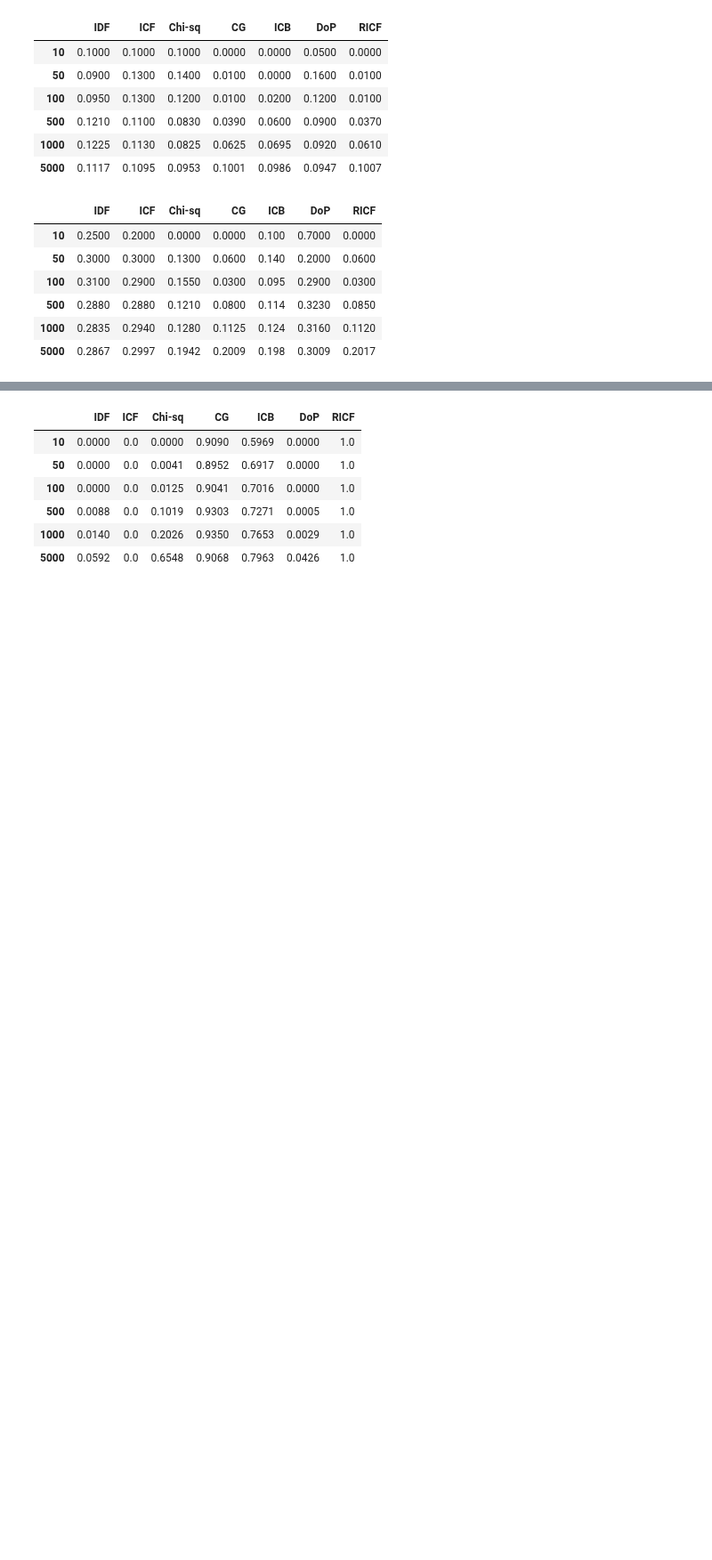
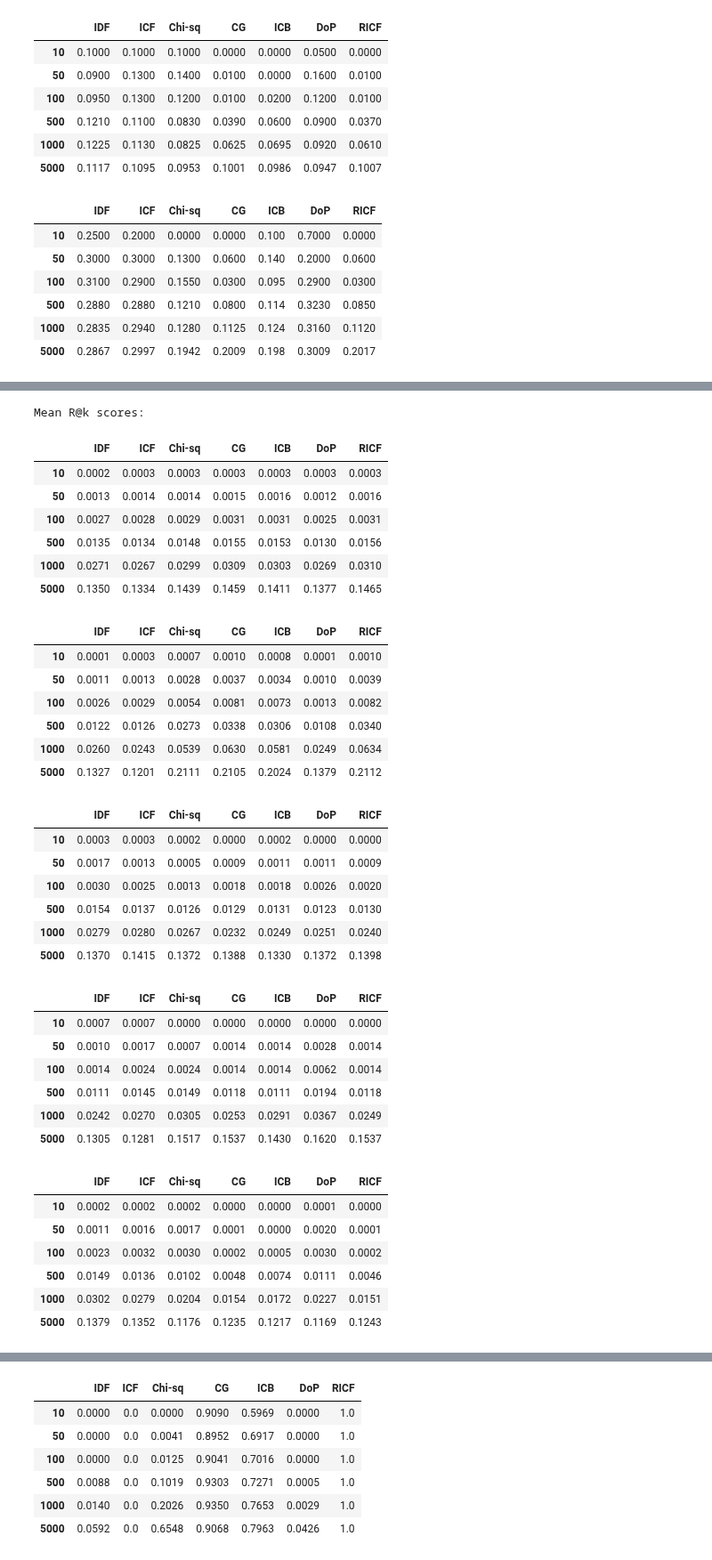
Before and after one commit to Sheridan-Stable/bursty-term-measure, a Jupyter notebook: genia/3-tables/tables.ipynb, the cells around one changed output, grey strips where cells are left out. Shown at 89% size. Cells and saved outputs as stored; diff of their text form; code cells hidden in the pictures; blank space fills up the shorter version.

```diff
--- a/genia/3-tables/tables.ipynb
+++ b/genia/3-tables/tables.ipynb
@@ -460,0 +535,48 @@ Mean P@k scores:
+# %%
+# Calculate mean R@k scores and display to console
+all_rk_scores_means = calculate_means(all_rk_scores)
+print("Mean R@k scores:")
+with pd.option_context('display.precision', 4):
+    display(all_rk_scores_means[0])
+    display(all_rk_scores_means[1])
+    display(all_rk_scores_means[2])
+    display(all_rk_scores_means[3])
+    display(all_rk_scores_means[4])
+    display(all_rk_scores_means[5])
+# %% [output]
+Mean R@k scores:
+|  | IDF | ICF | Chi-sq | CG | ICB | DoP | RICF |
+| 10 | 0.0002 | 0.0003 | 0.0003 | 0.0003 | 0.0003 | 0.0003 | 0.0003 |
+| 50 | 0.0013 | 0.0014 | 0.0014 | 0.0015 | 0.0016 | 0.0012 | 0.0016 |
+| 100 | 0.0027 | 0.0028 | 0.0029 | 0.0031 | 0.0031 | 0.0025 | 0.0031 |
+| 500 | 0.0135 | 0.0134 | 0.0148 | 0.0155 | 0.0153 | 0.0130 | 0.0156 |
+| 1000 | 0.0271 | 0.0267 | 0.0299 | 0.0309 | 0.0303 | 0.0269 | 0.0310 |
+| 5000 | 0.1350 | 0.1334 | 0.1439 | 0.1459 | 0.1411 | 0.1377 | 0.1465 |
+|  | IDF | ICF | Chi-sq | CG | ICB | DoP | RICF |
+| 10 | 0.0001 | 0.0003 | 0.0007 | 0.0010 | 0.0008 | 0.0001 | 0.0010 |
+| 50 | 0.0011 | 0.0013 | 0.0028 | 0.0037 | 0.0034 | 0.0010 | 0.0039 |
+| 100 | 0.0026 | 0.0029 | 0.0054 | 0.0081 | 0.0073 | 0.0013 | 0.0082 |
+| 500 | 0.0122 | 0.0126 | 0.0273 | 0.0338 | 0.0306 | 0.0108 | 0.0340 |
+| 1000 | 0.0260 | 0.0243 | 0.0539 | 0.0630 | 0.0581 | 0.0249 | 0.0634 |
+| 5000 | 0.1327 | 0.1201 | 0.2111 | 0.2105 | 0.2024 | 0.1379 | 0.2112 |
+|  | IDF | ICF | Chi-sq | CG | ICB | DoP | RICF |
+| 10 | 0.0003 | 0.0003 | 0.0002 | 0.0000 | 0.0002 | 0.0000 | 0.0000 |
+| 50 | 0.0017 | 0.0013 | 0.0005 | 0.0009 | 0.0011 | 0.0011 | 0.0009 |
+| 100 | 0.0030 | 0.0025 | 0.0013 | 0.0018 | 0.0018 | 0.0026 | 0.0020 |
+| 500 | 0.0154 | 0.0137 | 0.0126 | 0.0129 | 0.0131 | 0.0123 | 0.0130 |
+| 1000 | 0.0279 | 0.0280 | 0.0267 | 0.0232 | 0.0249 | 0.0251 | 0.0240 |
+| 5000 | 0.1370 | 0.1415 | 0.1372 | 0.1388 | 0.1330 | 0.1372 | 0.1398 |
+|  | IDF | ICF | Chi-sq | CG | ICB | DoP | RICF |
+| 10 | 0.0007 | 0.0007 | 0.0000 | 0.0000 | 0.0000 | 0.0000 | 0.0000 |
+| 50 | 0.0010 | 0.0017 | 0.0007 | 0.0014 | 0.0014 | 0.0028 | 0.0014 |
+| 100 | 0.0014 | 0.0024 | 0.0024 | 0.0014 | 0.0014 | 0.0062 | 0.0014 |
+| 500 | 0.0111 | 0.0145 | 0.0149 | 0.0118 | 0.0111 | 0.0194 | 0.0118 |
+| 1000 | 0.0242 | 0.0270 | 0.0305 | 0.0253 | 0.0291 | 0.0367 | 0.0249 |
+| 5000 | 0.1305 | 0.1281 | 0.1517 | 0.1537 | 0.1430 | 0.1620 | 0.1537 |
+|  | IDF | ICF | Chi-sq | CG | ICB | DoP | RICF |
+| 10 | 0.0002 | 0.0002 | 0.0002 | 0.0000 | 0.0000 | 0.0001 | 0.0000 |
+| 50 | 0.0011 | 0.0016 | 0.0017 | 0.0001 | 0.0000 | 0.0020 | 0.0001 |
+| 100 | 0.0023 | 0.0032 | 0.0030 | 0.0002 | 0.0005 | 0.0030 | 0.0002 |
+| 500 | 0.0149 | 0.0136 | 0.0102 | 0.0048 | 0.0074 | 0.0111 | 0.0046 |
+| 1000 | 0.0302 | 0.0279 | 0.0204 | 0.0154 | 0.0172 | 0.0227 | 0.0151 |
+| 5000 | 0.1379 | 0.1352 | 0.1176 | 0.1235 | 0.1217 | 0.1169 | 0.1243 |
```
Also changed, not shown: parts of 9 cells of this notebook.
